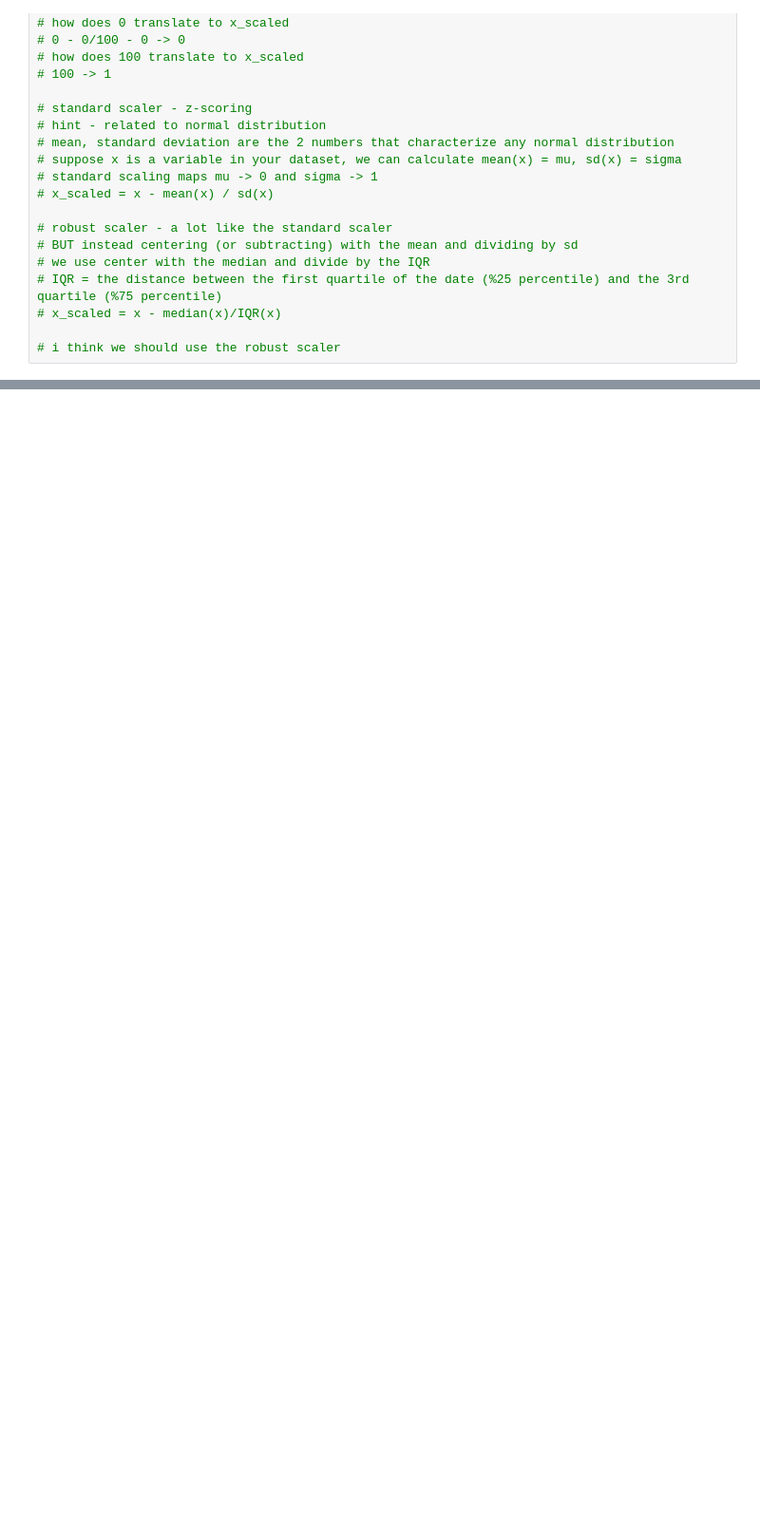
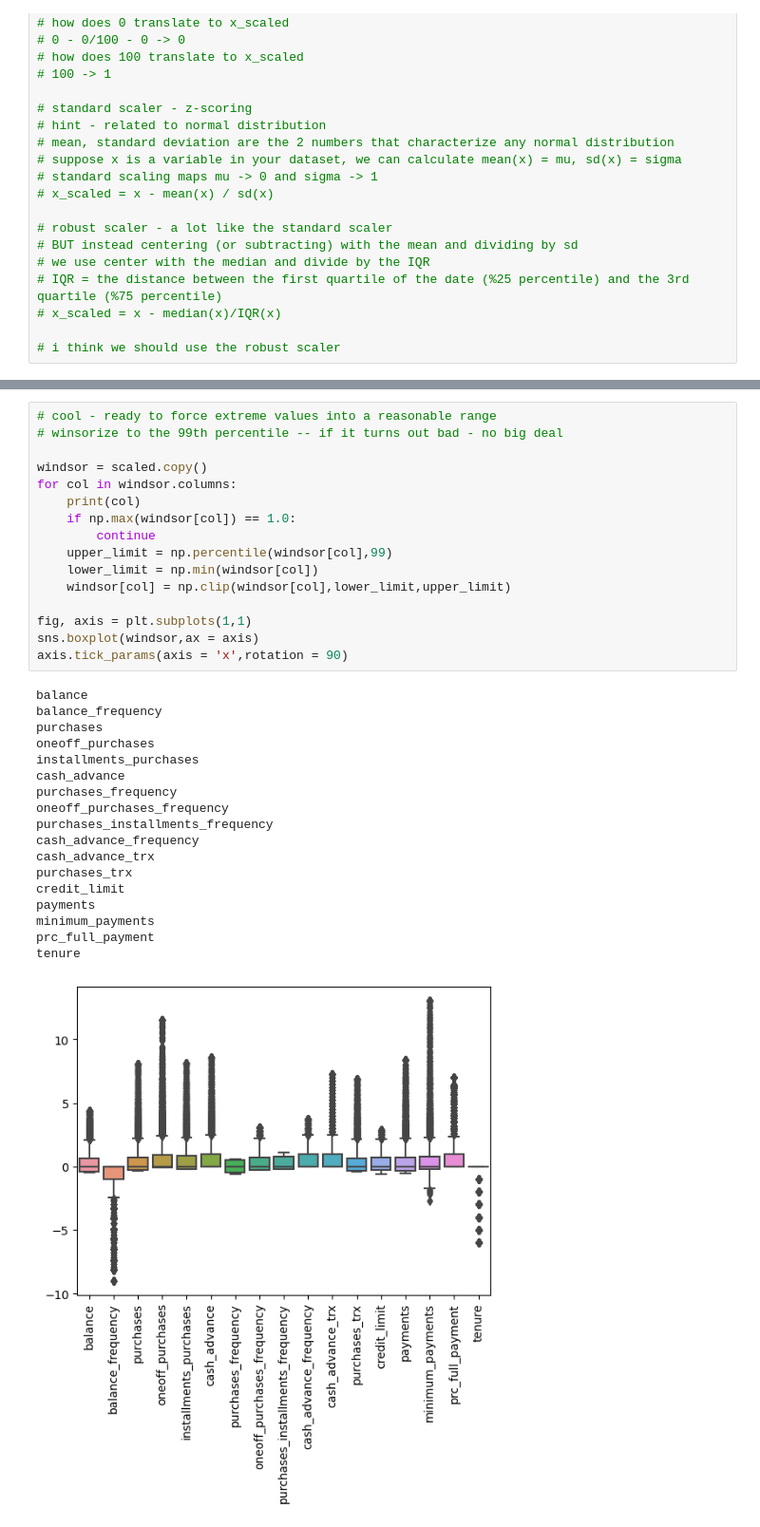
Before and after one commit to shyakaster/unsupervised, a Jupyter notebook: cc_general.ipynb, the cells around one changed output, grey strips where cells are left out. Shown: that part at 95% size. Cells and saved outputs as stored; diff of their text form; blank space fills up the shorter version.

```diff
--- a/cc_general.ipynb
+++ b/cc_general.ipynb
@@ -425,0 +432,35 @@ scaled.head()
+# %%
+# cool - ready to force extreme values into a reasonable range
+# winsorize to the 99th percentile -- if it turns out bad - no big deal
+
+windsor = scaled.copy()
+for col in windsor.columns:
+    print(col)
+    if np.max(windsor[col]) == 1.0:
+        continue
+    upper_limit = np.percentile(windsor[col],99)
+    lower_limit = np.min(windsor[col])
+    windsor[col] = np.clip(windsor[col],lower_limit,upper_limit)
+
+fig, axis = plt.subplots(1,1)
+sns.boxplot(windsor,ax = axis)
+axis.tick_params(axis = 'x',rotation = 90)
+# %% [output]
+balance
+balance_frequency
+purchases
+oneoff_purchases
+installments_purchases
+cash_advance
+purchases_frequency
+oneoff_purchases_frequency
+purchases_installments_frequency
+cash_advance_frequency
+cash_advance_trx
+purchases_trx
+credit_limit
+payments
+minimum_payments
+prc_full_payment
+tenure
+[figure, added]
```
Also changed, not shown: parts of 3 cells of this notebook.
